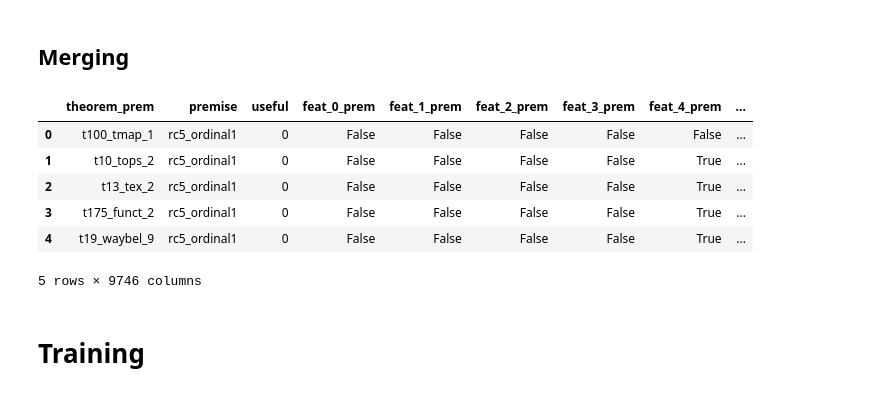
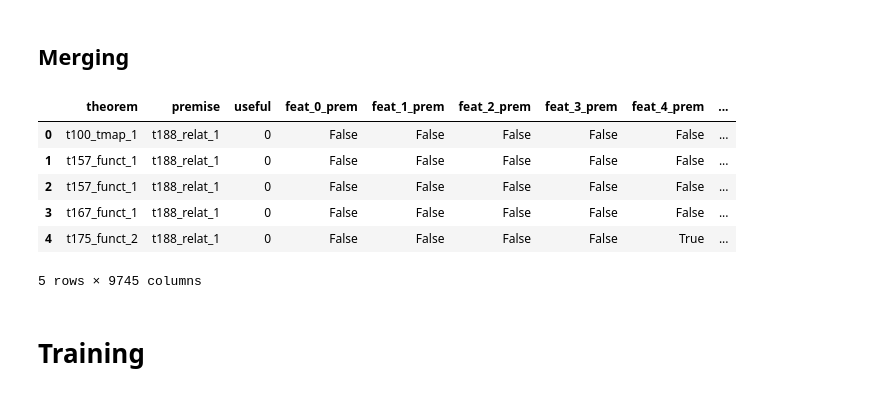
Before and after one commit to piotrekp1/ml-atp, a Jupyter notebook: notebooks/bad_classifier.ipynb, the cells around one changed output. Drawn from its saved outputs; the diff is of its cells as text; code cells hidden in the pictures.

```diff
--- a/notebooks/bad_classifier.ipynb
+++ b/notebooks/bad_classifier.ipynb
@@ -71,7 +71,7 @@ def get_available_theorems(name):
 # %%
 used_premises = ones_df.groupby('theorem')['premise'].unique()
 # %%
-FALSE_EXAMPLES_RATIO = 2
+FALSE_EXAMPLES_RATIO = 3
 
 dataset_zeros = []
 for theorem, theorem_premises in ones_df.groupby('theorem')['premise']:
@@ -107,26 +106,30 @@ df_train = pd.concat([zeros_df, ones_df])
 del zeros_df
 del ones_df
 # %%
-df_train = pd.merge(
-    df_train, df,
-    left_on=['theorem'],
-    right_on=['theorem']
-)
-df_train = pd.merge(
-    df_train, df,
-    left_on=['premise'],
-    right_on=['theorem'],
-    suffixes=('_prem', '_thm')
-)
-df_train.head()
+def map_features(thm_prem_pairs):
+    df_values = pd.merge(
+        thm_prem_pairs, df,
+        left_on=['theorem'],
+        right_on=['theorem']
+    )
+    df_values = pd.merge(
+        df_values, df,
+        left_on=['premise'],
+        right_on=['theorem'],
+        suffixes=('_prem', '_thm')
+    ).drop(['theorem_thm'], axis=1).rename(columns={'theorem_prem': 'theorem'})
+    return df_values
-# %% [output]
-|  | theorem_prem | premise | useful | feat_0_prem | feat_1_prem | feat_2_prem | feat_3_prem | feat_4_prem | ... |
-| 0 | t100_tmap_1 | rc5_ordinal1 | 0 | False | False | False | False | False | ... |
-| 1 | t10_tops_2 | rc5_ordinal1 | 0 | False | False | False | False | True | ... |
-| 2 | t13_tex_2 | rc5_ordinal1 | 0 | False | False | False | False | True | ... |
-| 3 | t175_funct_2 | rc5_ordinal1 | 0 | False | False | False | False | True | ... |
-| 4 | t19_waybel_9 | rc5_ordinal1 | 0 | False | False | False | False | True | ... |
-5 rows × 9746 columns
+# %%
+df_train = map_features(df_train)
+df_train.head()
+# %% [output]
+|  | theorem | premise | useful | feat_0_prem | feat_1_prem | feat_2_prem | feat_3_prem | feat_4_prem | ... |
+| 0 | t100_tmap_1 | t188_relat_1 | 0 | False | False | False | False | False | ... |
+| 1 | t157_funct_1 | t188_relat_1 | 0 | False | False | False | False | False | ... |
+| 2 | t157_funct_1 | t188_relat_1 | 0 | False | False | False | False | False | ... |
+| 3 | t167_funct_1 | t188_relat_1 | 0 | False | False | False | False | False | ... |
+| 4 | t175_funct_2 | t188_relat_1 | 0 | False | False | False | False | True | ... |
+5 rows × 9745 columns
 # %% [markdown]
 # Training
 # %%
```
Also changed, not shown: parts of 29 cells of this notebook.
